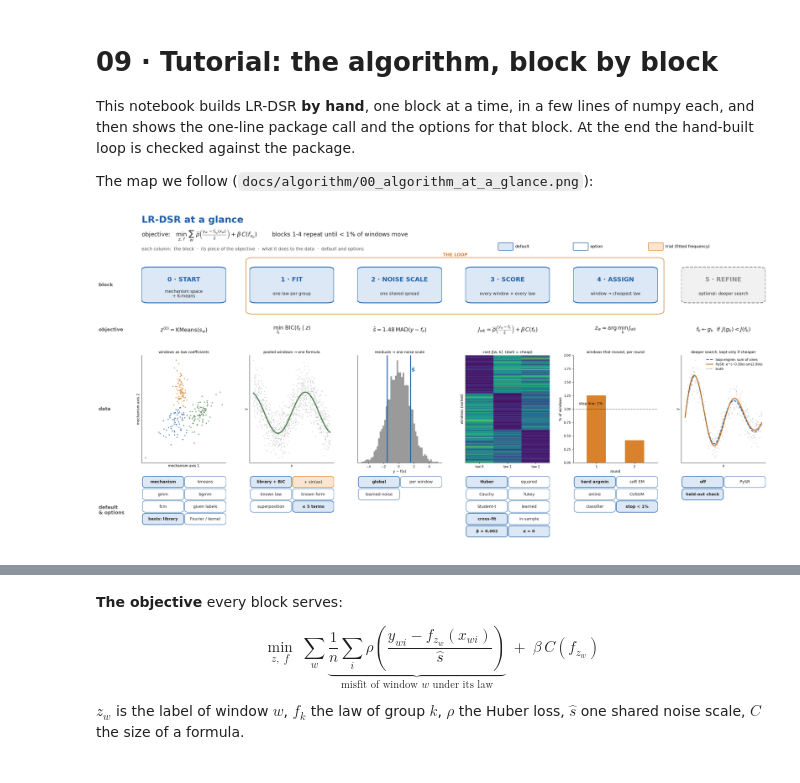
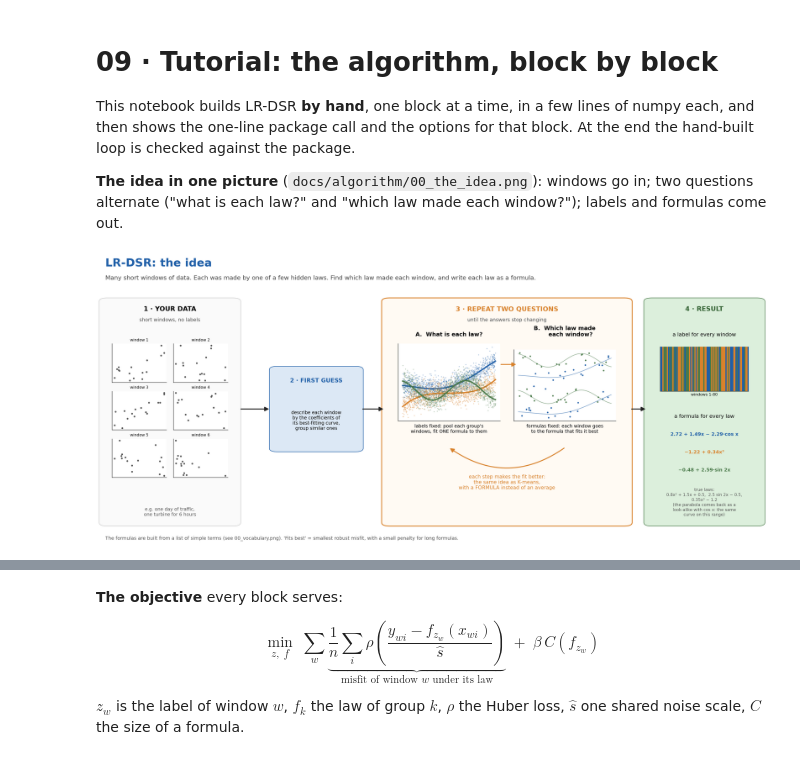
Before and after one commit to drorjac/lrdsr-clustering, a Jupyter notebook: notebooks/09_algorithm_tutorial.ipynb, the cells around one changed output, grey strips where cells are left out. Saved outputs shown, nothing was run; the diff lists cells and outputs as text; code cells hidden in the pictures.

```diff
--- a/notebooks/09_algorithm_tutorial.ipynb
+++ b/notebooks/09_algorithm_tutorial.ipynb
@@ -5,7 +5,9 @@ This notebook builds LR-DSR **by hand**, one block at a time, in a few lines
 of numpy each, and then shows the one-line package call and the options for
 that block. At the end the hand-built loop is checked against the package.
 
-The map we follow (`docs/algorithm/00_algorithm_at_a_glance.png`):
+**The idea in one picture** (`docs/algorithm/00_the_idea.png`): windows go
+in; two questions alternate ("what is each law?" and "which law made each
+window?"); labels and formulas come out.
 # %%
 import sys, pathlib
 ROOT = next(p for p in [pathlib.Path.cwd(), *pathlib.Path.cwd().parents]
@@ -22,6 +24,7 @@ pd.set_option("display.precision", 4)
 RES = ROOT / "results"
 # %%
 from IPython.display import Image
-Image(filename=str(ROOT / "docs" / "algorithm" / "00_algorithm_at_a_glance.png"), width=1100)
+DOCS = ROOT / "docs" / "algorithm"
+Image(filename=str(DOCS / "00_the_idea.png"), width=1100)
 # %% [output]
-[figure, old version]
+[figure, new version]
```
Also changed, not shown: parts of 8 cells of this notebook, 8 other files.
